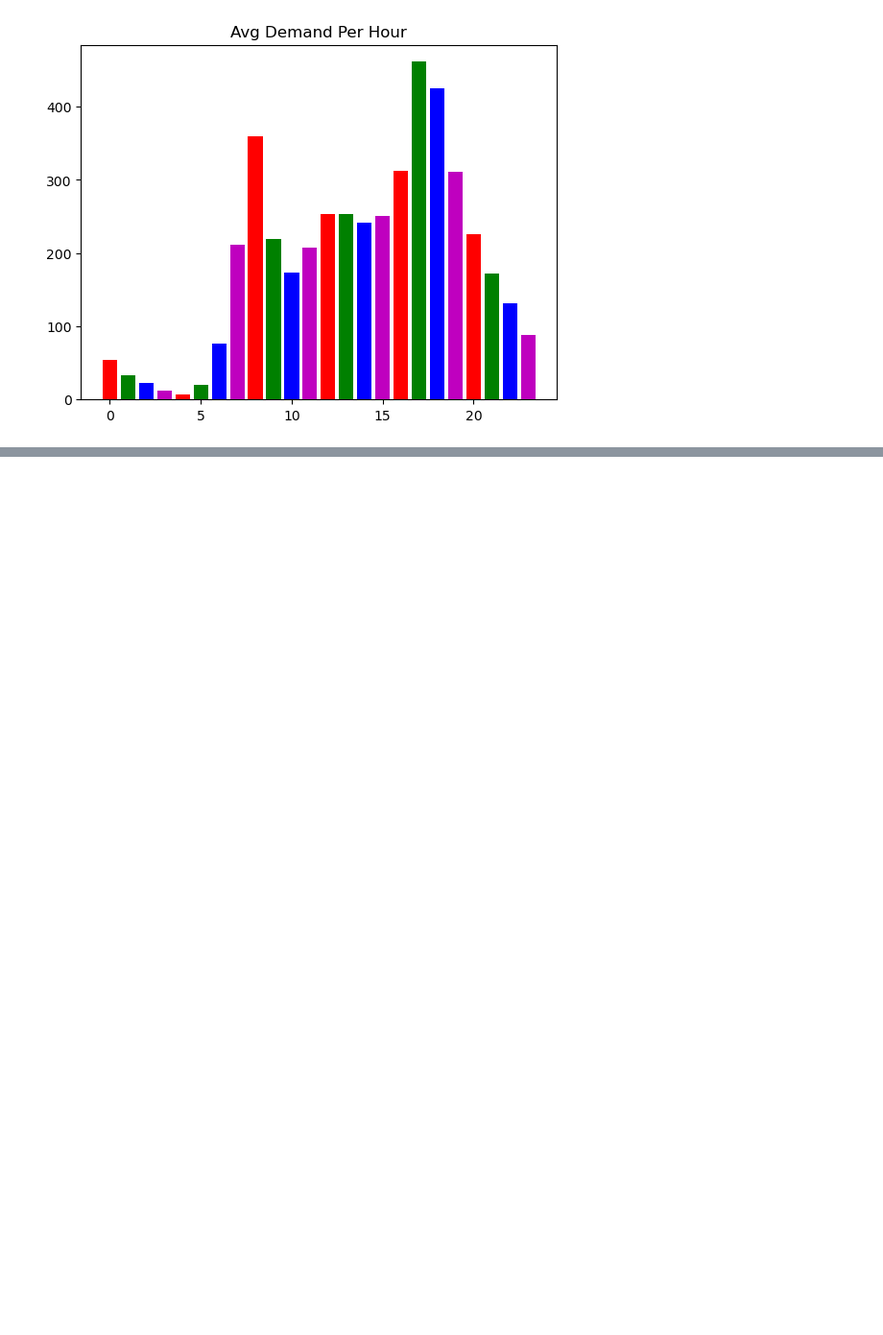
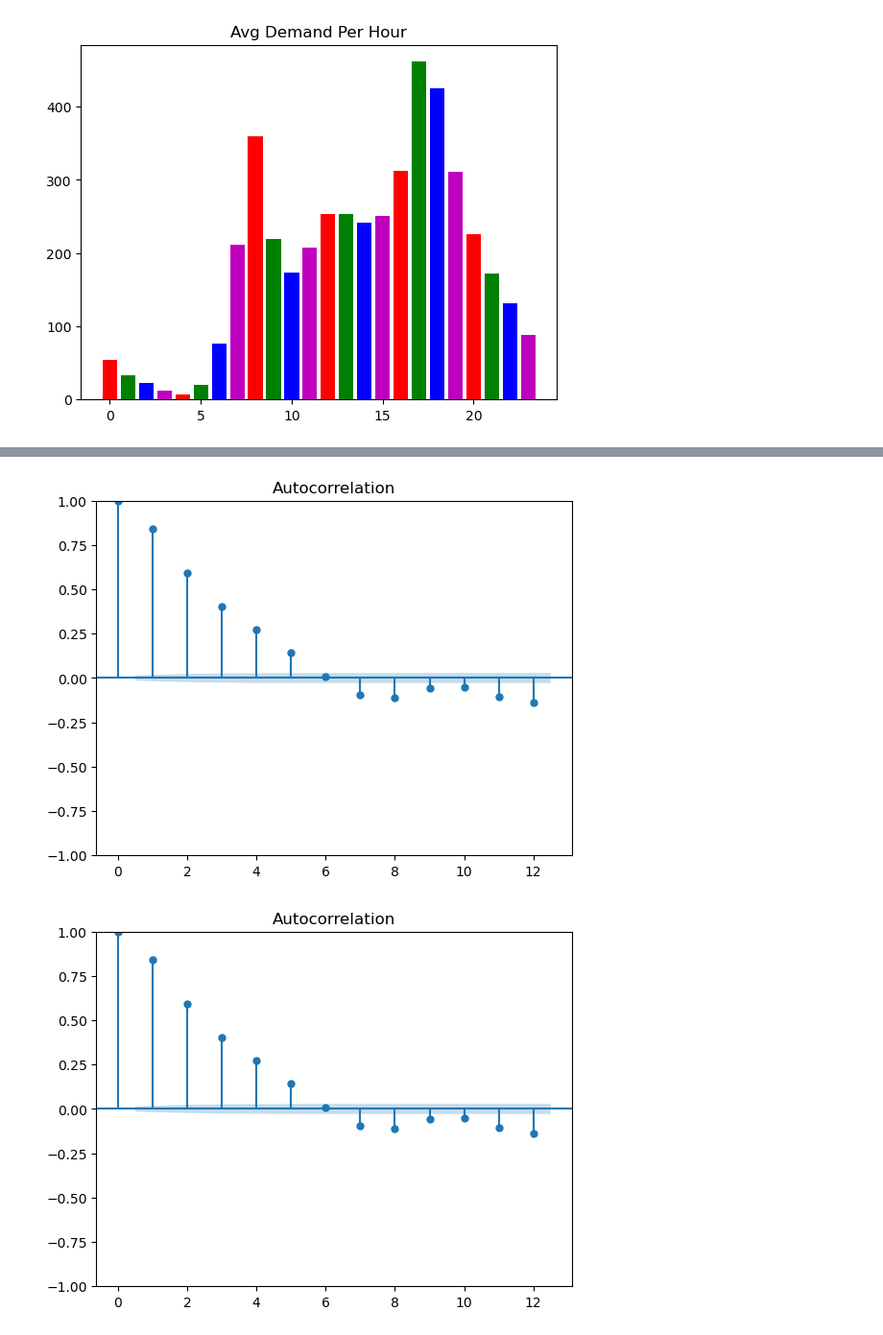
Before and after one commit to vishaltechevangelist/project-bike-demand-predictions, a Jupyter notebook: Bike Sharing Demand Prediction .ipynb, the cells around one changed output, grey strips where cells are left out. Shown: that part at 96% size. Cells and saved outputs as stored; diff of their text form; code cells hidden in the pictures; blank space fills up the shorter version.

```diff
--- a/Bike Sharing Demand Prediction .ipynb
+++ b/Bike Sharing Demand Prediction .ipynb
@@ -144,0 +211,6 @@ Text(0.5, 1.0, 'Avg Demand Per Hour')
+# %%
+from statsmodels.graphics.tsaplots import plot_acf
+plot_acf(bikes_prep['demand'], lags=12)
+# %% [output]
+[figure, added]
+[figure, added]
```
Also changed, not shown: parts of 21 cells of this notebook.
